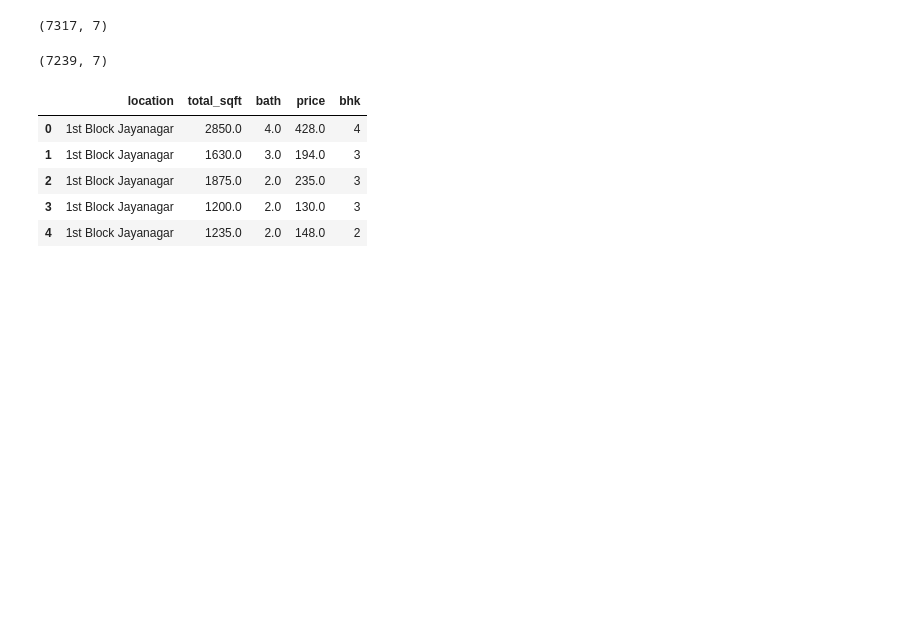
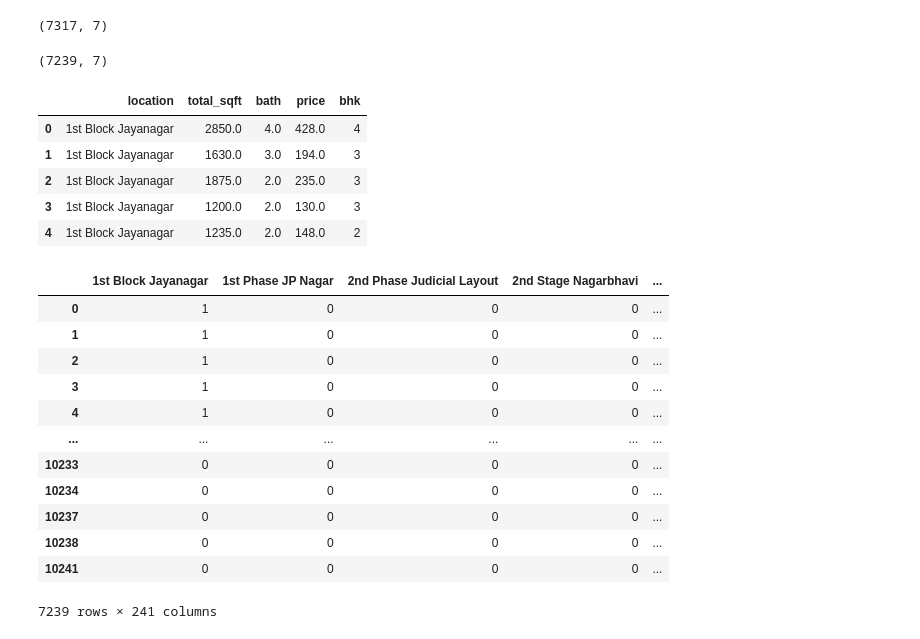
Before and after one commit to Hidayat-Ali/RealEstatePrice-Predictor, a Jupyter notebook: Backend/train_model.ipynb, the cells around one changed output. Drawn from its saved outputs; the diff is of its cells as text; code cells hidden in the pictures; blank space fills up the shorter version.

Commit message:
test model

```diff
--- a/Backend/train_model.ipynb
+++ b/Backend/train_model.ipynb
@@ -333,3 +333,21 @@ df10.head()
 | 2 | 1st Block Jayanagar | 1875.0 | 2.0 | 235.0 | 3 |
 | 3 | 1st Block Jayanagar | 1200.0 | 2.0 | 130.0 | 3 |
 | 4 | 1st Block Jayanagar | 1235.0 | 2.0 | 148.0 | 2 |
+# %%
+# lets create the dummy varaibles as machine learning models need numeric data so will convert the catagorical
+# values into numerical values using some technique like OneHotEncoding
+pd.get_dummies(df10.location).astype(int)
+# %% [output]
+|  | 1st Block Jayanagar | 1st Phase JP Nagar | 2nd Phase Judicial Layout | 2nd Stage Nagarbhavi | ... |
+| 0 | 1 | 0 | 0 | 0 | ... |
+| 1 | 1 | 0 | 0 | 0 | ... |
+| 2 | 1 | 0 | 0 | 0 | ... |
+| 3 | 1 | 0 | 0 | 0 | ... |
+| 4 | 1 | 0 | 0 | 0 | ... |
+| ... | ... | ... | ... | ... | ... |
+| 10233 | 0 | 0 | 0 | 0 | ... |
+| 10234 | 0 | 0 | 0 | 0 | ... |
+| 10237 | 0 | 0 | 0 | 0 | ... |
+| 10238 | 0 | 0 | 0 | 0 | ... |
+| 10241 | 0 | 0 | 0 | 0 | ... |
+7239 rows × 241 columns
```
Also changed, not shown: parts of 14 cells of this notebook, 1 other file.
